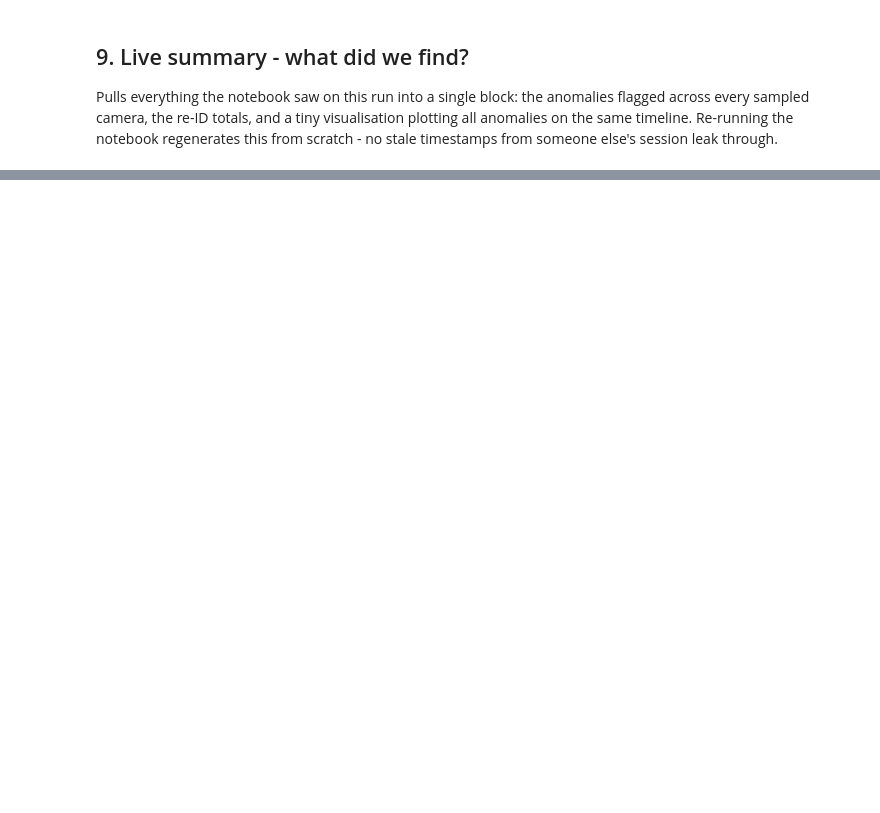
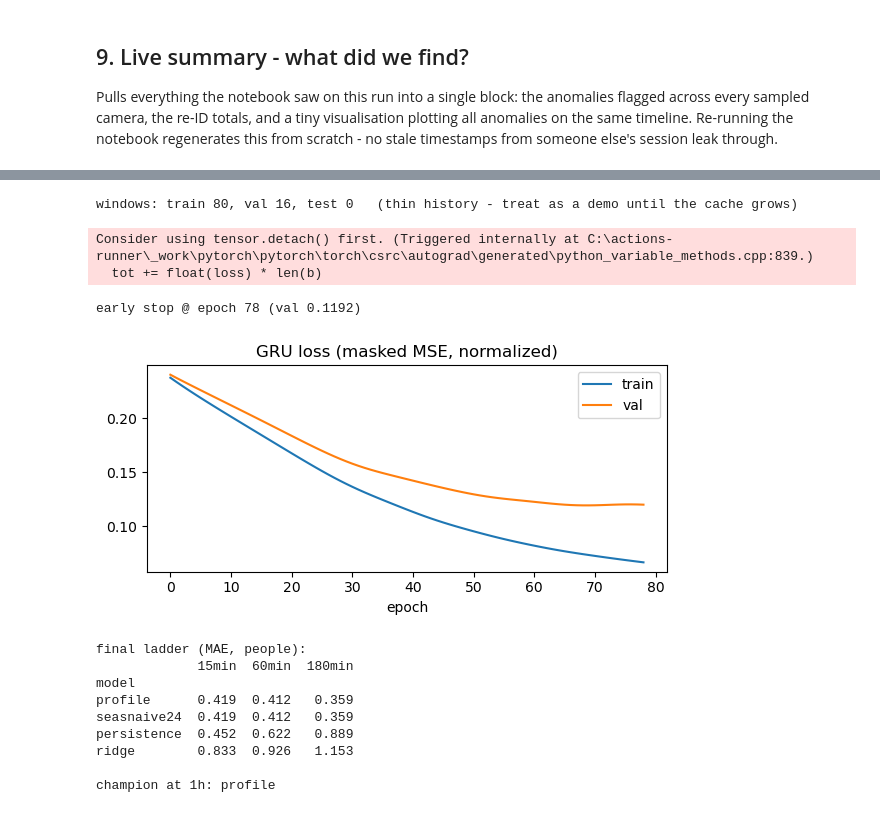
Before and after one commit to orarr2/Turkey-Business-Activity-Streamlit-Real-time-YOLOv8-of-crowd-detection, a Jupyter notebook: turkey_business_activity.ipynb, the cells around one changed output, grey strips where cells are left out. Cells and saved outputs as stored; diff of their text form; code cells hidden in the pictures; blank space fills up the shorter version.

```diff
--- a/turkey_business_activity.ipynb
+++ b/turkey_business_activity.ipynb
@@ -1704,14 +1565,6 @@ for h in HORIZONS:
                     for c, s in zip(F.cam_id, F[tkey])]
 
     feat_cols = ['lag1', 'lag2', 'lag3', 'lag4', 'lag96', 'roll4', 'roll12']
-    # 11b-x additions: exogenous features - keep those actually merged in
-    _exo = [c for c in ('temp_c', 'precip_mm', 'cloud_pct', 'is_holiday', 'is_weekend')
-            if c in F.columns and F[c].notna().any()]
-    feat_cols = feat_cols + _exo
-    # Fill exogenous NaN with per-camera median so a missing weather row
-    # never kills the whole row's usability in the ridge design matrix.
-    if _exo:
-        F[_exo] = F.groupby('cam_id')[_exo].transform(lambda s: s.fillna(s.median()))
     Fm = F.dropna(subset=feat_cols + ['target', 't_hod']).copy()
     Fm['sin_h'] = np.sin(2 * np.pi * Fm.t_hod / BINS_PER_DAY)
     Fm['cos_h'] = np.cos(2 * np.pi * Fm.t_hod / BINS_PER_DAY)
@@ -1742,21 +1595,7 @@ if _dead:
     print(f'horizons not yet scoreable (test window too short): '
           f'{", ".join(_dead)} - they appear as the cache grows')
     verdict = verdict.drop(columns=_dead)
-verdict = verdict.round(3)
-# Sort key: prefer the 1h column, but fall back to whatever is left when
-# only the 15-min horizon survives (the old `verdict.columns[1]` blew up
-# on a cache that only produced one scoreable column).
-if not verdict.columns.empty:
-    _sort_col = verdict.columns[1] if len(verdict.columns) > 1 \
-        else verdict.columns[0]
-    verdict = verdict.sort_values(_sort_col)
-# Skill vs seasonal-naive: a zero-MAE seasonal-naive baseline (perfectly
-# stable stream) would make the ratio blow up to inf, so we mask zeros
-# to NaN and print an honest "n/a" instead of misleading infinities.
-if 'seasnaive24' in verdict.index and not verdict.columns.empty:
-    _baseline = verdict.loc['seasnaive24'].replace(0, np.nan)
-    skill = (1 - verdict / _baseline).round(2)
-else:
-    skill = pd.DataFrame(index=verdict.index, columns=verdict.columns)
+verdict = verdict.round(3).sort_values(verdict.columns[1])
+skill = (1 - verdict / verdict.loc['seasnaive24']).round(2)
 print('\nMAE (people, per 15-min bin):'); print(verdict)
 print('\nskill vs seasonal-naive (positive = better):'); print(skill)
@@ -1921,41 +1707,49 @@ for epoch in range(80 if GRU_TRAINED else 0):
     if vl < best - 1e-5:
         best, best_state, patience = vl, net.state_dict(), 0
     else:
         patience += 1
         if patience >= 10:
             print(f'early stop @ epoch {epoch} (val {best:.4f})'); break
 if best_state is not None:
     net.load_state_dict(best_state)
 
 if curve:
     fig, ax = plt.subplots(figsize=(6, 3))
     ax.plot([c[0] for c in curve], label='train')
     ax.plot([c[1] for c in curve], label='val')
     ax.set_title('GRU loss (masked MSE, normalized)')
     ax.set_xlabel('epoch'); ax.legend()
     plt.tight_layout(); plt.show()
 
 # Test MAE at the ladder's horizons, de-normalized back to people-counts.
 if GRU_TRAINED and test_m.sum():
     net.eval()
     with torch.no_grad():
         P = net(Xw[test_m]).numpy()
     T = Yw[test_m].numpy()
     scales = np.array([s for (_, _, s), m in zip(Wend, test_m) if m])
     gru_row = {}
     for h in HORIZONS:
         if h <= OUT_BINS:
             err = np.abs(P[:, h - 1] - T[:, h - 1]) * scales
             gru_row[f'{h * BIN_MIN}min'] = np.nanmean(err)
     verdict.loc['gru'] = pd.Series(gru_row).round(3)
-# Same guard as cell 46: fall back to the 15-min column when the test
-# window is still too short for a 1h horizon to have scored.
-if not verdict.columns.empty:
-    _sort_col = verdict.columns[1] if len(verdict.columns) > 1 \
-        else verdict.columns[0]
-    print('\nfinal ladder (MAE, people):')
-    print(verdict.sort_values(_sort_col))
-    champion = verdict.sort_values(_sort_col).index[0]
-    print(f'\nchampion at {_sort_col}: {champion}')
-else:
-    print('\nno horizons scoreable yet - the cache is too short')
+print('\nfinal ladder (MAE, people):')
+print(verdict.sort_values(verdict.columns[1]))
+champion = verdict.sort_values(verdict.columns[1]).index[0]
+print(f'\nchampion at 1h: {champion}')
+# %% [output]
+windows: train 80, val 16, test 0   (thin history - treat as a demo until the cache grows)
+Consider using tensor.detach() first. (Triggered internally at C:\actions-runner\_work\pytorch\pytorch\torch\csrc\autograd\generated\python_variable_methods.cpp:839.)
+  tot += float(loss) * len(b)
+early stop @ epoch 78 (val 0.1192)
+[figure, added]
+final ladder (MAE, people):
+             15min  60min  180min
+model
+profile      0.419  0.412   0.359
+seasnaive24  0.419  0.412   0.359
+persistence  0.452  0.622   0.889
+ridge        0.833  0.926   1.153
+
+champion at 1h: profile
```
Also changed, not shown: parts of 36 cells of this notebook.
